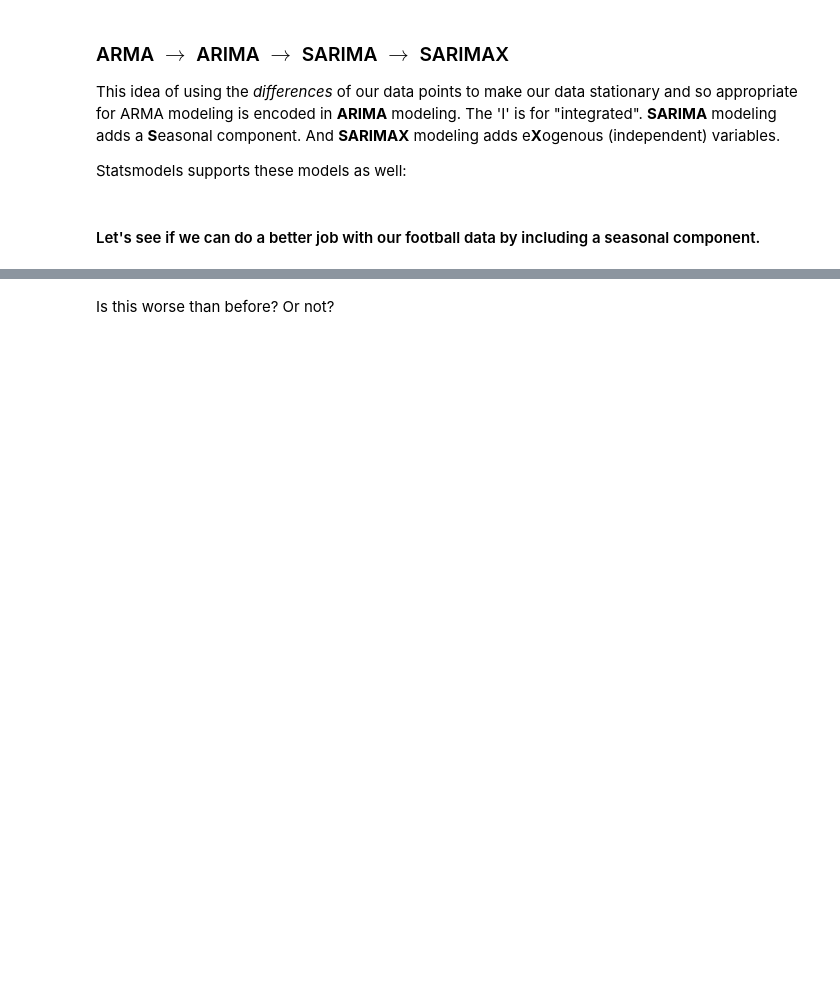
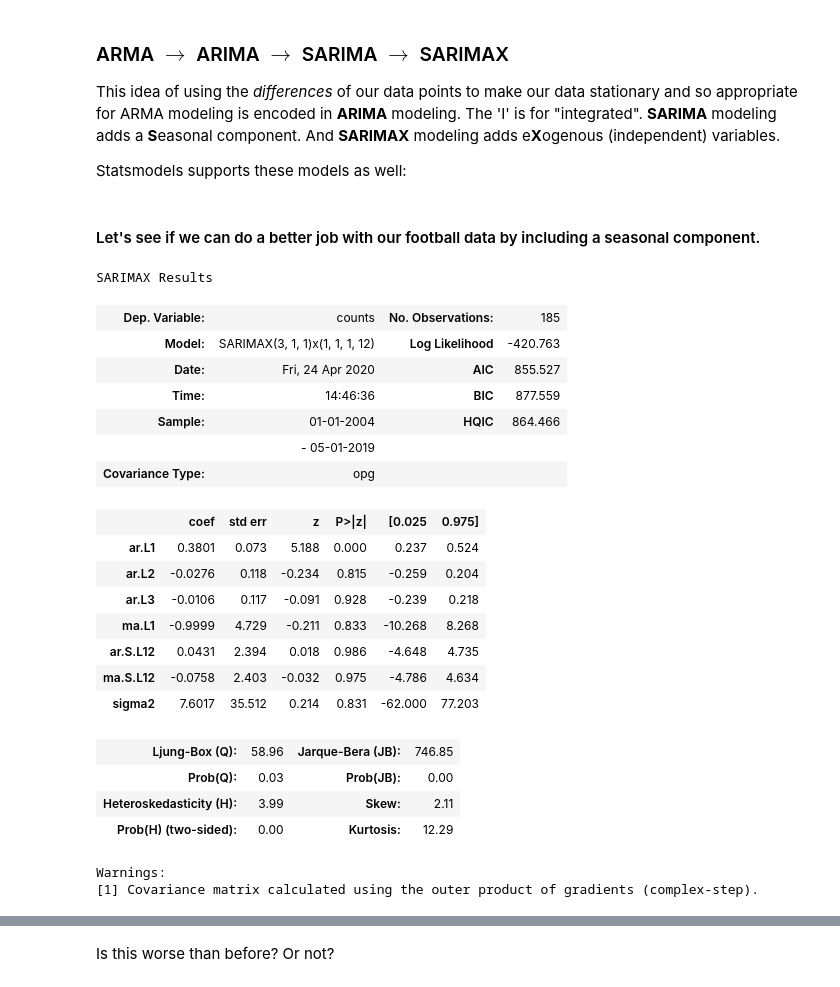
Before and after one commit to learn-co-students/dc-ds-021720, a Jupyter notebook: mod-4/week-1/day-5-Timeseries/time_series_modeling-Class.ipynb, the cells around one changed output, grey strips where cells are left out. Saved outputs shown, nothing was run; the diff lists cells and outputs as text; code cells hidden in the pictures; blank space fills up the shorter version.

```diff
--- a/mod-4/week-1/day-5-Timeseries/time_series_modeling-Class.ipynb
+++ b/mod-4/week-1/day-5-Timeseries/time_series_modeling-Class.ipynb
@@ -70,4 +95,6 @@ fb.columns = ['counts']
 # %%
 fb['counts'] = fb['counts'].replace('<1', '0')
 fb['counts'] = fb['counts'].astype(int)
+# %%
+fb.index = pd.to_datetime(fb.index.tolist())
 # %%
@@ -388,8 +526,31 @@ from statsmodels.tsa.statespace.sarimax import SARIMAX
 # %% [markdown]
 #### Let's see if we can do a better job with our football data by including a seasonal component.
 # %%
-season_model = SARIMAX(fb['counts'], order=(3, 1, 1)).fit()
+season_model = SARIMAX(fb['counts'], order=(3, 1, 1), seasonal_order= (1,1,1,12)).fit()
 
 season_model.summary()
+# %% [output]
+SARIMAX Results
+| Dep. Variable: | counts | No. Observations: | 185 |
+| Model: | SARIMAX(3, 1, 1)x(1, 1, 1, 12) | Log Likelihood | -420.763 |
+| Date: | Fri, 24 Apr 2020 | AIC | 855.527 |
+| Time: | 14:46:36 | BIC | 877.559 |
+| Sample: | 01-01-2004 | HQIC | 864.466 |
+|  | - 05-01-2019 |  |  |
+| Covariance Type: | opg |  |  |
+|  | coef | std err | z | P>|z| | [0.025 | 0.975] |
+| ar.L1 | 0.3801 | 0.073 | 5.188 | 0.000 | 0.237 | 0.524 |
+| ar.L2 | -0.0276 | 0.118 | -0.234 | 0.815 | -0.259 | 0.204 |
+| ar.L3 | -0.0106 | 0.117 | -0.091 | 0.928 | -0.239 | 0.218 |
+| ma.L1 | -0.9999 | 4.729 | -0.211 | 0.833 | -10.268 | 8.268 |
+| ar.S.L12 | 0.0431 | 2.394 | 0.018 | 0.986 | -4.648 | 4.735 |
+| ma.S.L12 | -0.0758 | 2.403 | -0.032 | 0.975 | -4.786 | 4.634 |
+| sigma2 | 7.6017 | 35.512 | 0.214 | 0.831 | -62.000 | 77.203 |
+| Ljung-Box (Q): | 58.96 | Jarque-Bera (JB): | 746.85 |
+| Prob(Q): | 0.03 | Prob(JB): | 0.00 |
+| Heteroskedasticity (H): | 3.99 | Skew: | 2.11 |
+| Prob(H) (two-sided): | 0.00 | Kurtosis: | 12.29 |
+Warnings:
+[1] Covariance matrix calculated using the outer product of gradients (complex-step).
 # %%
 season_model.predict()
```
Also changed, not shown: parts of 35 cells of this notebook.
